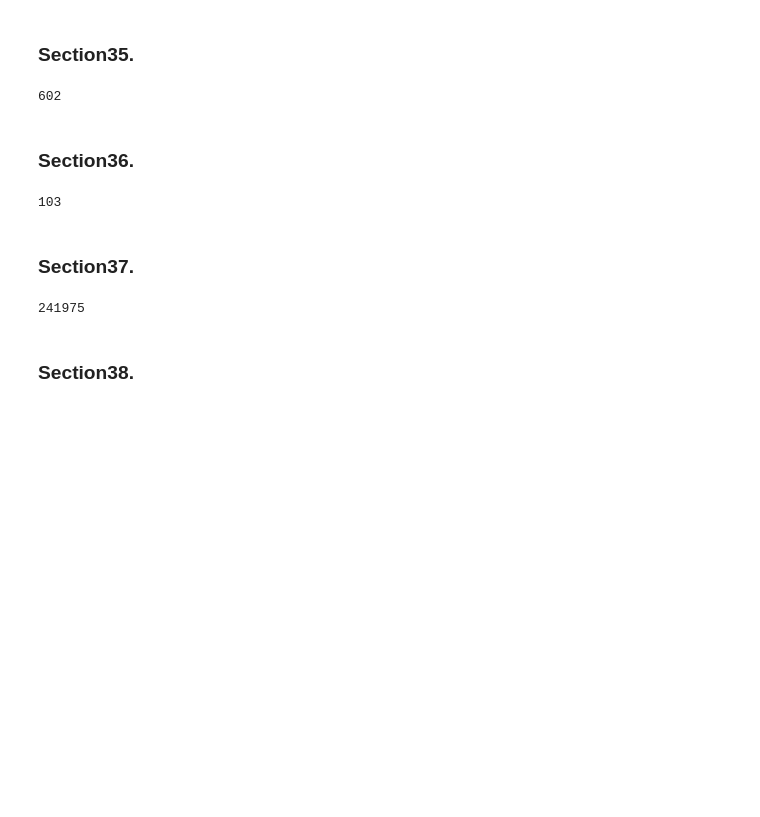
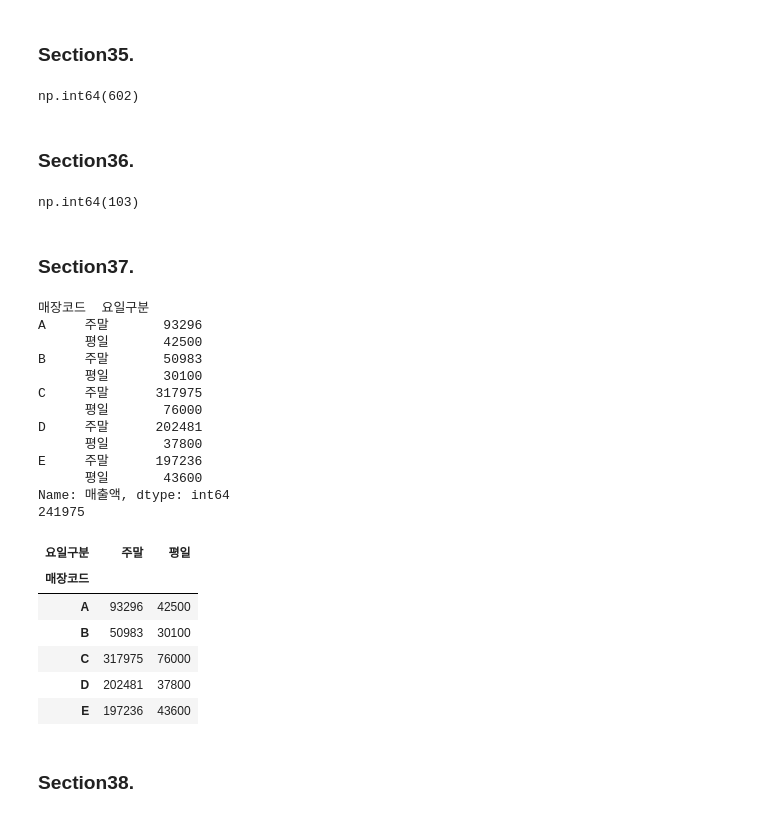
Before and after one commit to 0sun-creater/BigDataCertificationCourses, a Jupyter notebook: part1/ch3/ch3_ex_type1.ipynb, the cells around one changed output. Drawn from its saved outputs; the diff is of its cells as text; code cells hidden in the pictures; blank space fills up the shorter version.

```diff
--- a/part1/ch3/ch3_ex_type1.ipynb
+++ b/part1/ch3/ch3_ex_type1.ipynb
@@ -607,22 +609,61 @@ import pandas as pd
 df = pd.read_csv("https://raw.githubusercontent.com/lovedlim/bigdata_analyst_cert/main/part1/ch3/school_data.csv")
 # df_social = pd.read_csv("school_data_social.csv")
 df_social = pd.read_csv("https://raw.githubusercontent.com/lovedlim/bigdata_analyst_cert/main/part1/ch3/school_data_social.csv")
+
+df_merge = pd.merge(df, df_social, on = '이름')
+filter = df_merge[(df_merge['영어교사']=='장선생') &(df_merge['사회교사']=='오선생')]
+filter['수학'].sum()
 # %% [output]
-602
+np.int64(602)
 # %% [markdown]
 ### Section36.
 # %%
 import pandas as pd
 df = pd.read_csv("https://raw.githubusercontent.com/lovedlim/bigdata_analyst_cert_v2/refs/heads/main/part1/ch3/sales.csv")
+value = df.groupby(['지역코드'])['판매금액'].transform('mean')
+df['판매금액'] = df['판매금액'].fillna(value)
+
+df['지역평균'] = df.groupby(['지역코드'])['판매금액'].transform('mean')
+df['차이'] = abs(df['판매금액']- df['지역평균'])
+
+df.groupby('지역코드')['차이'].mean().idxmax()
 # %% [output]
-103
+np.int64(103)
 # %% [markdown]
 ### Section37.
 # %%
 import pandas as pd
 df = pd.read_csv("https://raw.githubusercontent.com/lovedlim/bigdata_analyst_cert_v2/refs/heads/main/part1/ch3/store_sales.csv")
+
+df['매출액'] = df['판매수량']*df['단가']
+mapping = {"월":'평일',"화":"평일","수":"평일","목":"평일","금":"평일","토":"주말","일":"주말"}
+df['요일구분'] = df['요일'].map(mapping)
+temp = df.groupby(['매장코드','요일구분'])['매출액'].sum()
+print(temp)
+temp_b = temp.unstack()
+print(abs(temp_b['평일']-temp_b['주말']).max())
+temp_b
 # %% [output]
+매장코드  요일구분
+A     주말       93296
+      평일       42500
+B     주말       50983
+      평일       30100
+C     주말      317975
+      평일       76000
+D     주말      202481
+      평일       37800
+E     주말      197236
+      평일       43600
+Name: 매출액, dtype: int64
 241975
+| 요일구분 | 주말 | 평일 |
+| 매장코드 |  |  |
+| A | 93296 | 42500 |
+| B | 50983 | 30100 |
+| C | 317975 | 76000 |
+| D | 202481 | 37800 |
+| E | 197236 | 43600 |
 # %% [markdown]
 ### Section38.
 # %%
```
Also changed, not shown: parts of 4 cells of this notebook.
